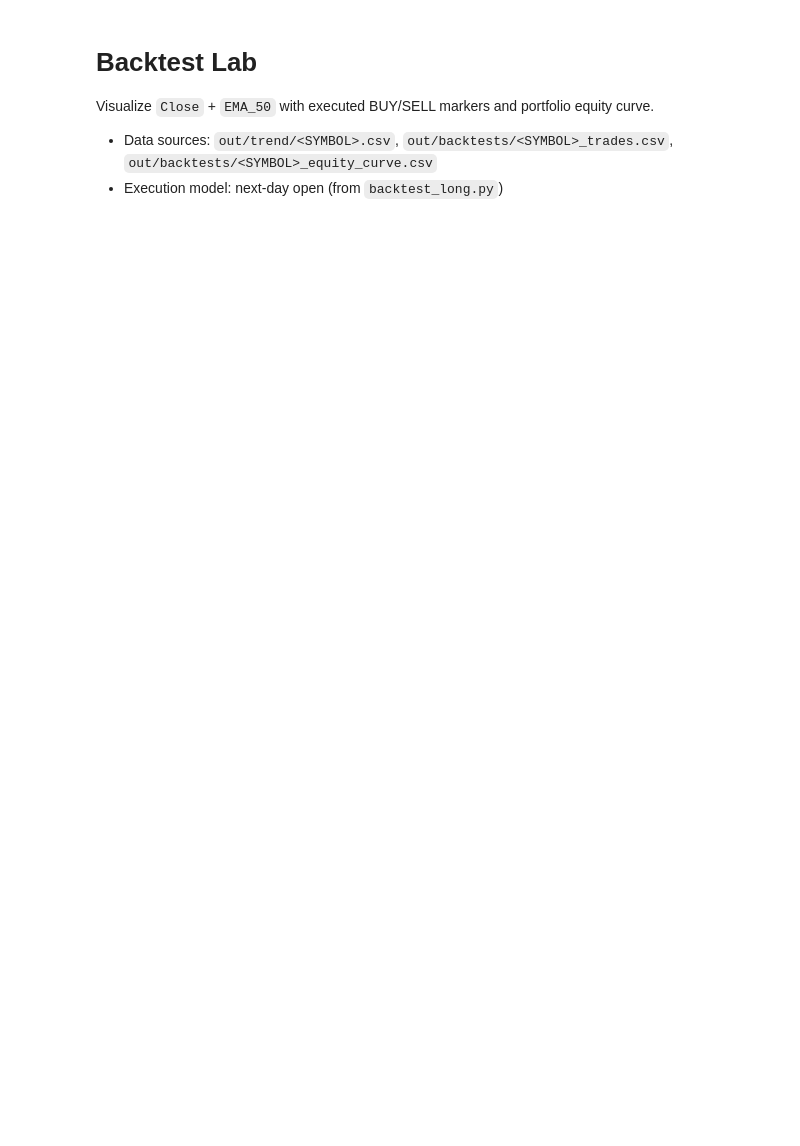
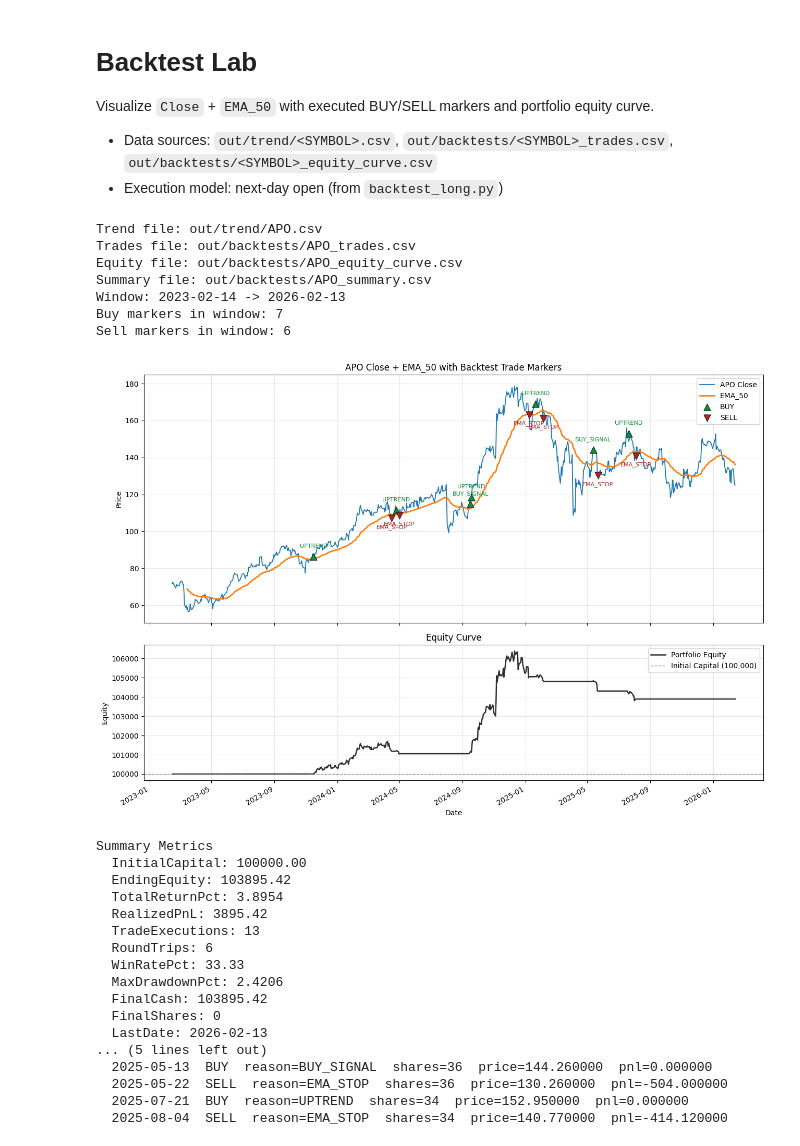
Before and after one commit to hamilton-marc/trading-signals, a Jupyter notebook: notebooks/backtest_lab.ipynb, the cells around one changed output. Drawn from its saved outputs; the diff is of its cells as text; code cells hidden in the pictures; blank space fills up the shorter version.

```diff
--- a/notebooks/backtest_lab.ipynb
+++ b/notebooks/backtest_lab.ipynb
@@ -108,6 +108,7 @@ plot_equity = equity_values[start_idx:]
 
 window_start_date = plot_dates[0]
 window_end_date = plot_dates[-1]
+display_root = trend_dir.parent.parent
 
 buy_events: list[dict[str, object]] = []
 sell_events: list[dict[str, object]] = []
@@ -133,10 +134,10 @@ for row in trade_rows:
     elif action == "SELL":
         sell_events.append(event)
 
-print(f"Trend file: {trend_csv.resolve()}")
-print(f"Trades file: {trades_csv.resolve()}")
-print(f"Equity file: {equity_csv.resolve()}")
-print(f"Summary file: {summary_csv.resolve()}")
+print(f"Trend file: {trend_csv.relative_to(display_root).as_posix()}")
+print(f"Trades file: {trades_csv.relative_to(display_root).as_posix()}")
+print(f"Equity file: {equity_csv.relative_to(display_root).as_posix()}")
+print(f"Summary file: {summary_csv.relative_to(display_root).as_posix()}")
 print(f"Window: {window_start_date} -> {window_end_date}")
 print(f"Buy markers in window: {len(buy_events)}")
 print(f"Sell markers in window: {len(sell_events)}")
@@ -222,30 +223,56 @@ ax_equity.set_ylabel("Equity")
 ax_equity.set_xlabel("Date")
 ax_equity.grid(alpha=0.3)
 ax_equity.legend(loc="best")
 
 fig.autofmt_xdate()
 plt.tight_layout()
 plt.show()
 
 print("Summary Metrics")
 for key in [
     "InitialCapital",
     "EndingEquity",
     "TotalReturnPct",
     "RealizedPnL",
     "TradeExecutions",
     "RoundTrips",
     "WinRatePct",
     "MaxDrawdownPct",
     "FinalCash",
     "FinalShares",
     "LastDate",
 ]:
     print(f"  {key}: {summary.get(key, '')}")
 
 print("Recent trades:")
 for row in trade_rows[-8:]:
     print(
         f"  {row['Date']}  {row['Action']}  reason={row['Reason']}  "
         f"shares={row['Shares']}  price={row['Price']}  pnl={row['RealizedPnL']}"
     )
+# %% [output]
+Trend file: out/trend/APO.csv
+Trades file: out/backtests/APO_trades.csv
+Equity file: out/backtests/APO_equity_curve.csv
+Summary file: out/backtests/APO_summary.csv
+Window: 2023-02-14 -> 2026-02-13
+Buy markers in window: 7
+Sell markers in window: 6
+[figure, added]
+Summary Metrics
+  InitialCapital: 100000.00
+  EndingEquity: 103895.42
+  TotalReturnPct: 3.8954
+  RealizedPnL: 3895.42
+  TradeExecutions: 13
+  RoundTrips: 6
+  WinRatePct: 33.33
+  MaxDrawdownPct: 2.4206
+  FinalCash: 103895.42
+  FinalShares: 0
+  LastDate: 2026-02-13
+... (5 lines left out)
+  2025-05-13  BUY  reason=BUY_SIGNAL  shares=36  price=144.260000  pnl=0.000000
+  2025-05-22  SELL  reason=EMA_STOP  shares=36  price=130.260000  pnl=-504.000000
+  2025-07-21  BUY  reason=UPTREND  shares=34  price=152.950000  pnl=0.000000
+  2025-08-04  SELL  reason=EMA_STOP  shares=34  price=140.770000  pnl=-414.120000
```
Also changed, not shown: 6 other files.
